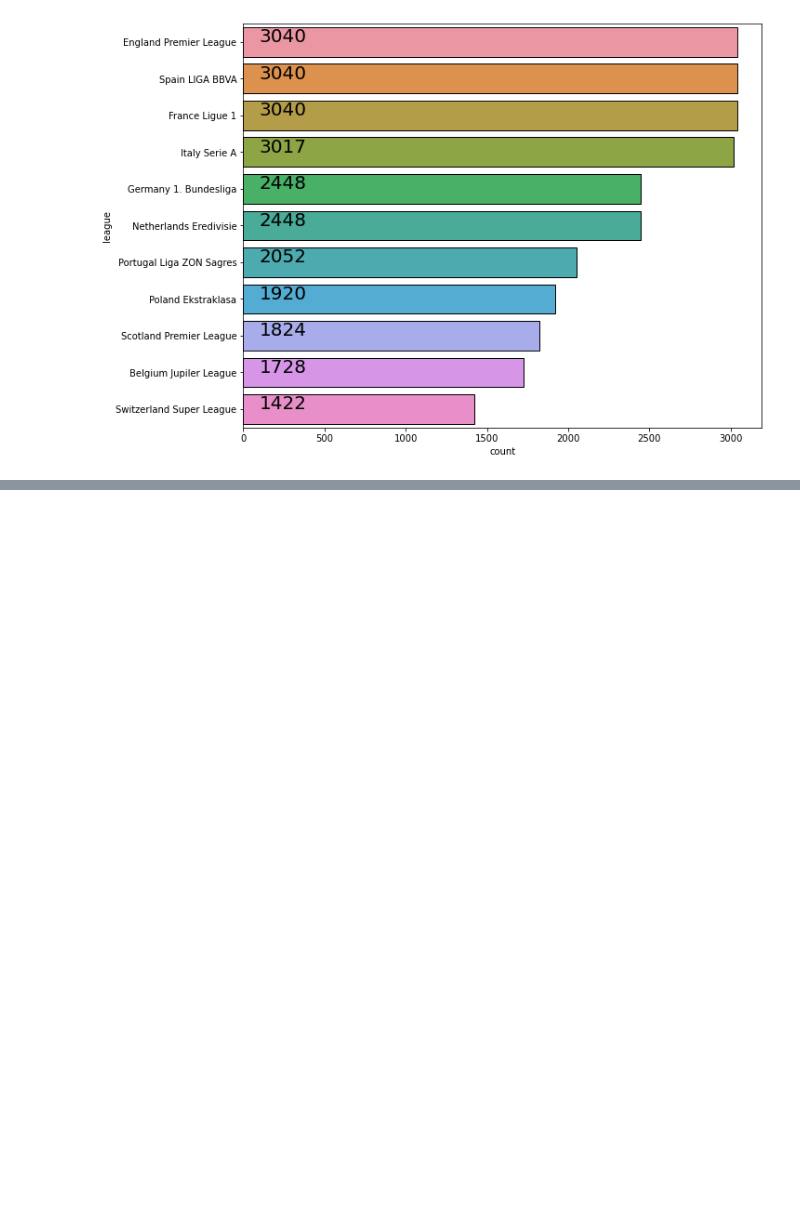
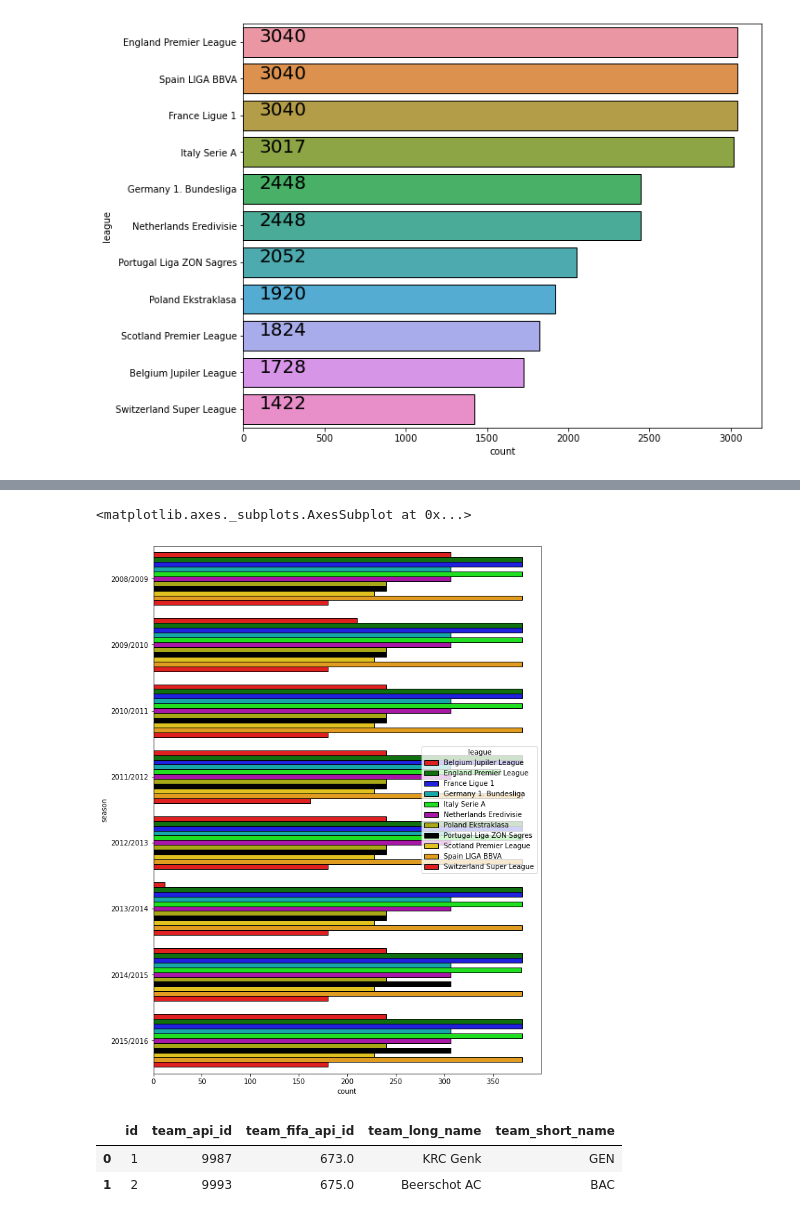
Before and after one commit to rissuuuu/DataScience_Datasets, a Jupyter notebook: european football/Untitled.ipynb, the cells around one changed output, grey strips where cells are left out. Drawn from its saved outputs; the diff is of its cells as text; code cells hidden in the pictures; blank space fills up the shorter version.

```diff
--- a/european football/Untitled.ipynb
+++ b/european football/Untitled.ipynb
@@ -205,0 +223,17 @@ for i,j in enumerate(data['league'].value_counts().values):
+# %%
+data['date']=pd.to_datetime(data['date'],format='%Y-%m-%d')
+data['year']=pd.DatetimeIndex(data['date']).year
+# %%
+pl.figure(figsize=(10,14))
+sns.countplot(data=data,y='season',hue='league',linewidth=1,
+             edgecolor='k',
+             palette=["r","g","b","c","lime","m","y","k","gold","orange"])
+# %% [output]
+<matplotlib.axes._subplots.AxesSubplot at 0x...>
+[figure, added]
+# %%
+teams.head(2)
+# %% [output]
+|  | id | team_api_id | team_fifa_api_id | team_long_name | team_short_name |
+| 0 | 1 | 9987 | 673.0 | KRC Genk | GEN |
+| 1 | 2 | 9993 | 675.0 | Beerschot AC | BAC |
```
Also changed, not shown: parts of 5 cells of this notebook.
